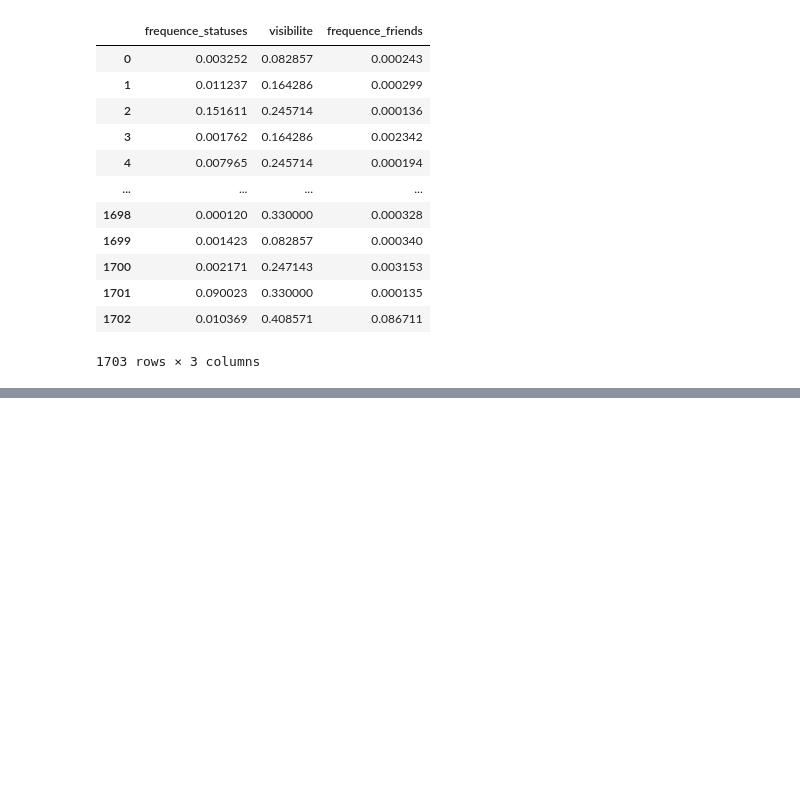
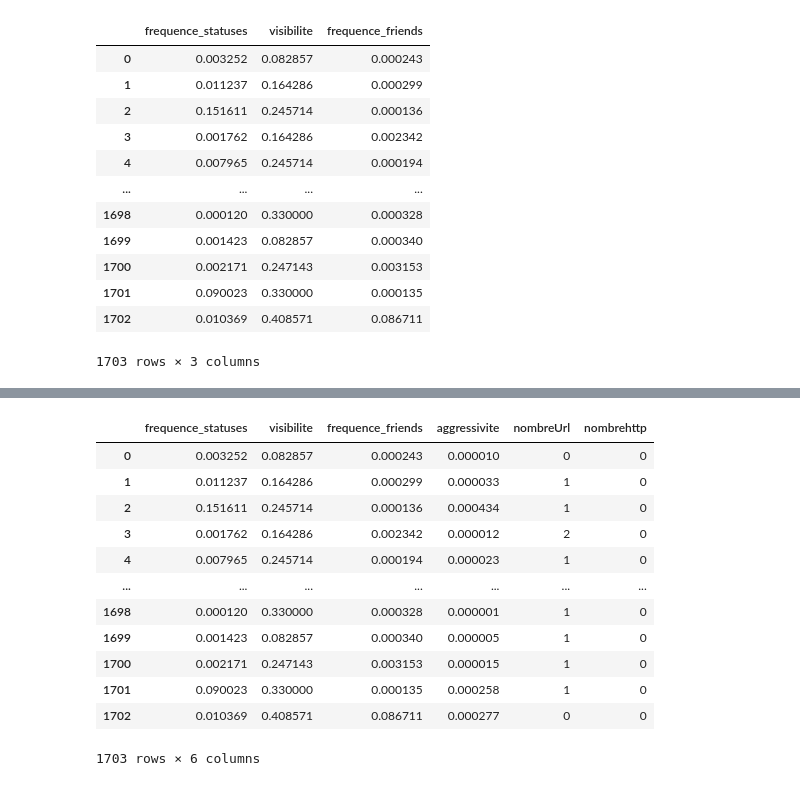
Before and after one commit to thibaut7/ProjectIF29, a Jupyter notebook: Include/dimension.ipynb, the cells around one changed output, grey strips where cells are left out. Drawn from its saved outputs; the diff is of its cells as text; code cells hidden in the pictures; blank space fills up the shorter version.

```diff
--- a/Include/dimension.ipynb
+++ b/Include/dimension.ipynb
@@ -187,0 +185,5 @@ data['lgtxt'] = data.apply(lenText, axis=1)
+# %%
+def aggressivite(labels):
+    return (labels['frequence_statuses'] + labels['frequence_friends'])/350
+labels['aggressivite'] = labels.apply(aggressivite, axis=1)
+labels
@@ -187,0 +204,6 @@ data['lgtxt'] = data.apply(lenText, axis=1)
+# %%
+def NombreUrl(df):
+    urls = re.findall('https?://(?:[-\w.]|(?:%[\da-fA-F]{2}))+', df['Les_tweets'])
+    return len(urls)
+labels['nombreUrl'] = df.apply(NombreUrl, axis=1)
+labels
@@ -187,0 +224,20 @@ data['lgtxt'] = data.apply(lenText, axis=1)
+# %%
+def nombrehttp(df):
+    urls = re.findall('http://(?:[-\w.]|(?:%[\da-fA-F]{2}))+', df['Les_tweets'])
+    return len(urls)
+labels['nombrehttp'] = df.apply(nombrehttp, axis = 1)
+labels
+# %% [output]
+|  | frequence_statuses | visibilite | frequence_friends | aggressivite | nombreUrl | nombrehttp |
+| 0 | 0.003252 | 0.082857 | 0.000243 | 0.000010 | 0 | 0 |
+| 1 | 0.011237 | 0.164286 | 0.000299 | 0.000033 | 1 | 0 |
+| 2 | 0.151611 | 0.245714 | 0.000136 | 0.000434 | 1 | 0 |
+| 3 | 0.001762 | 0.164286 | 0.002342 | 0.000012 | 2 | 0 |
+| 4 | 0.007965 | 0.245714 | 0.000194 | 0.000023 | 1 | 0 |
+| ... | ... | ... | ... | ... | ... | ... |
+| 1698 | 0.000120 | 0.330000 | 0.000328 | 0.000001 | 1 | 0 |
+| 1699 | 0.001423 | 0.082857 | 0.000340 | 0.000005 | 1 | 0 |
+| 1700 | 0.002171 | 0.247143 | 0.003153 | 0.000015 | 1 | 0 |
+| 1701 | 0.090023 | 0.330000 | 0.000135 | 0.000258 | 1 | 0 |
+| 1702 | 0.010369 | 0.408571 | 0.086711 | 0.000277 | 0 | 0 |
+1703 rows × 6 columns
```
Also changed, not shown: parts of 7 cells of this notebook.
